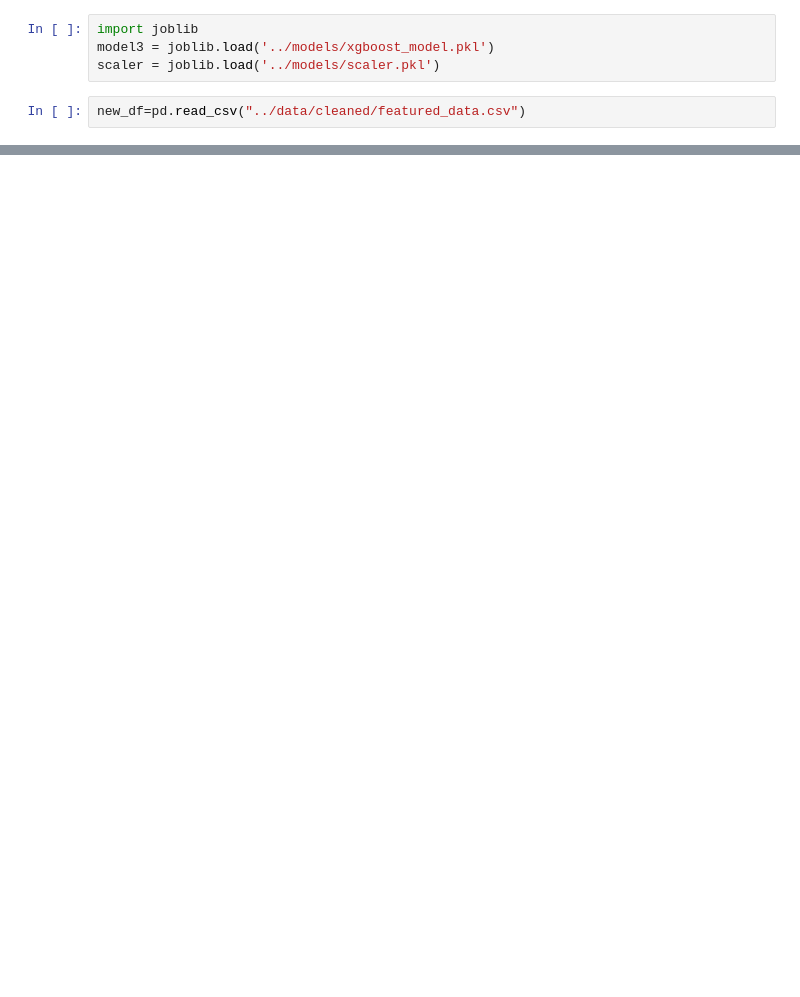
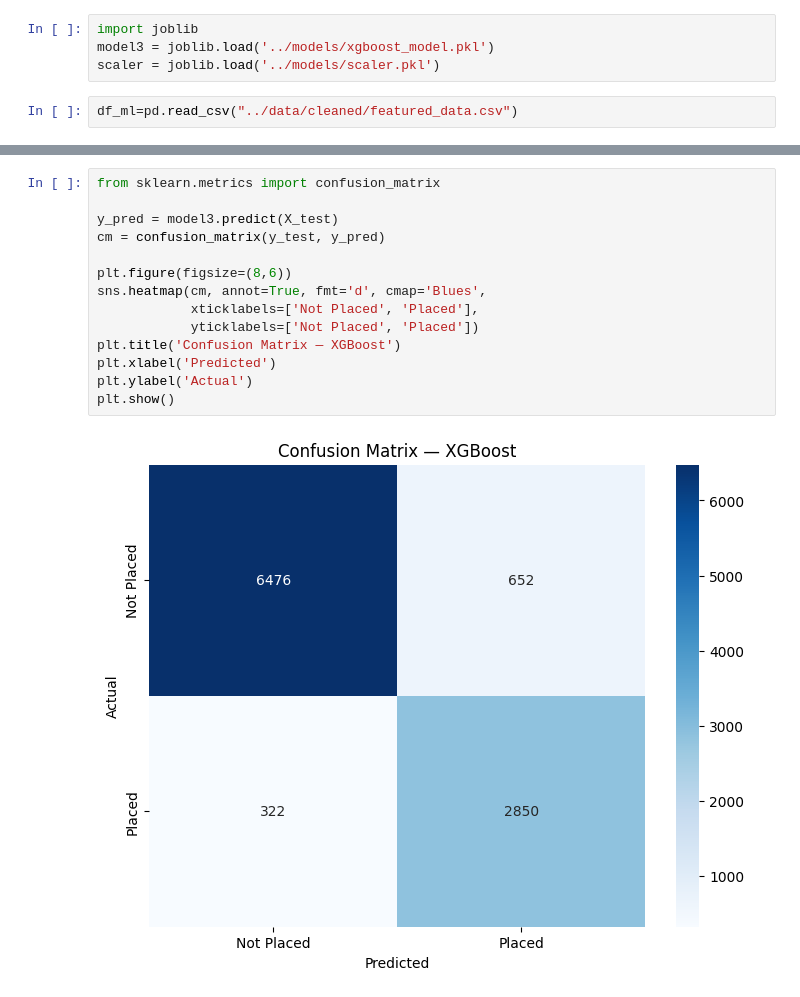
Before and after one commit to MIRUDHULA-DHANARAJ/Job-Acceptance-Prediction-System, a Jupyter notebook: notebooks/06_ml_analytics.ipynb, the cells around one changed output, grey strips where cells are left out. Cells and saved outputs as stored; diff of their text form; blank space fills up the shorter version.

```diff
--- a/notebooks/06_ml_analytics.ipynb
+++ b/notebooks/06_ml_analytics.ipynb
@@ -149,4 +150,4 @@ import joblib
 model3 = joblib.load('../models/xgboost_model.pkl')
 scaler = joblib.load('../models/scaler.pkl')
 # %%
-new_df=pd.read_csv("../data/cleaned/featured_data.csv")
+df_ml=pd.read_csv("../data/cleaned/featured_data.csv")
@@ -152,0 +174,16 @@ new_df=pd.read_csv("../data/cleaned/featured_data.csv")
+# %%
+from sklearn.metrics import confusion_matrix
+
+y_pred = model3.predict(X_test)
+cm = confusion_matrix(y_test, y_pred)
+
+plt.figure(figsize=(8,6))
+sns.heatmap(cm, annot=True, fmt='d', cmap='Blues',
+            xticklabels=['Not Placed', 'Placed'],
+            yticklabels=['Not Placed', 'Placed'])
+plt.title('Confusion Matrix — XGBoost')
+plt.xlabel('Predicted')
+plt.ylabel('Actual')
+plt.show()
+# %% [output]
+[figure, added]
```
Also changed, not shown: parts of 7 cells of this notebook, 2 other files.
